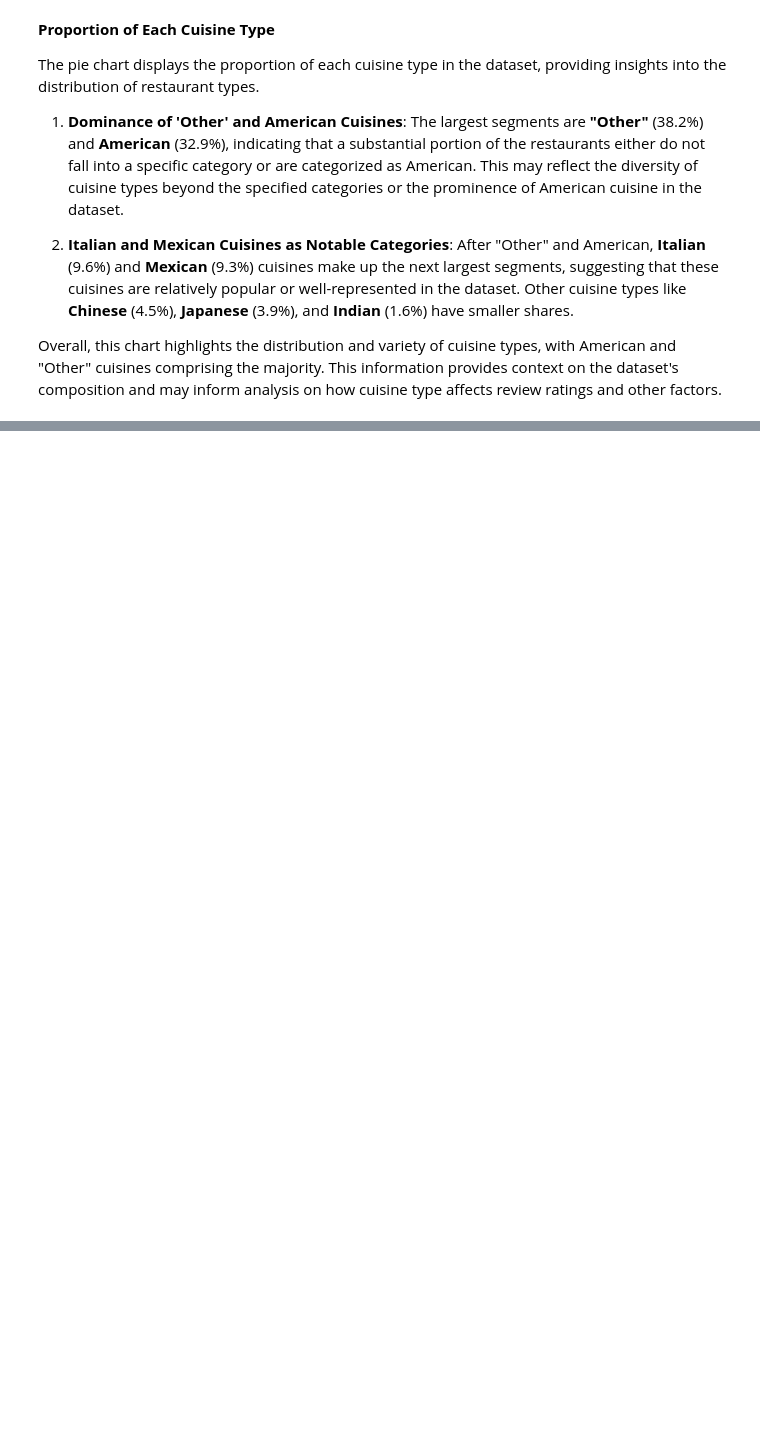
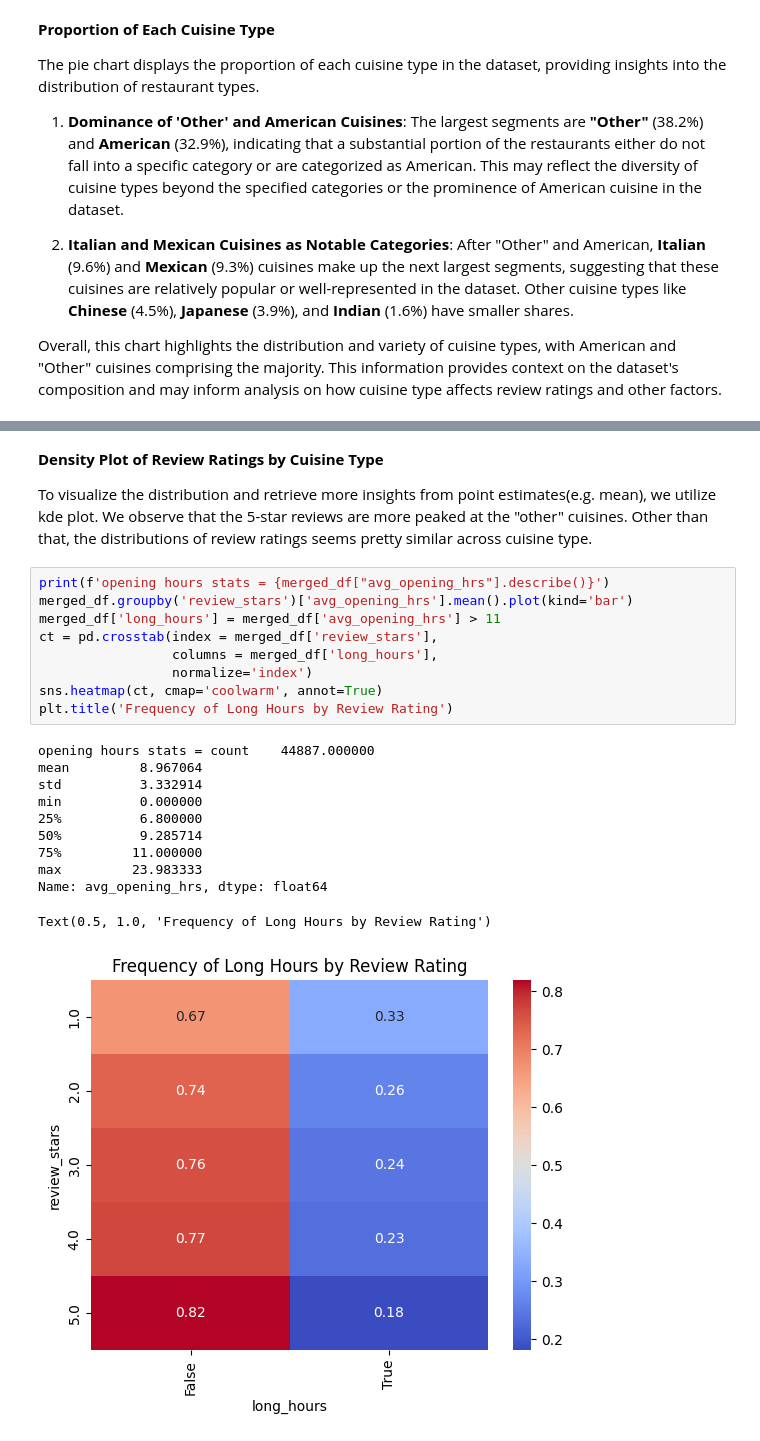
Before and after one commit to zihaohugh/SI-618-Final-Project, a Jupyter notebook: analysis.ipynb, the cells around one changed output, grey strips where cells are left out. Saved outputs shown, nothing was run; the diff lists cells and outputs as text; blank space fills up the shorter version.

```diff
--- a/analysis.ipynb
+++ b/analysis.ipynb
@@ -690,0 +753,25 @@ Overall, this chart highlights the distribution and variety of cuisine types, wi
+# %% [markdown]
+**Density Plot of Review Ratings by Cuisine Type**
+
+To visualize the distribution and retrieve more insights from point estimates(e.g. mean), we utilize kde plot. We observe that the 5-star reviews are more peaked at the "other" cuisines. Other than that, the distributions of review ratings seems pretty similar across cuisine type.
+# %%
+print(f'opening hours stats = {merged_df["avg_opening_hrs"].describe()}')
+merged_df.groupby('review_stars')['avg_opening_hrs'].mean().plot(kind='bar')
+merged_df['long_hours'] = merged_df['avg_opening_hrs'] > 11
+ct = pd.crosstab(index = merged_df['review_stars'],
+                 columns = merged_df['long_hours'],
+                 normalize='index')
+sns.heatmap(ct, cmap='coolwarm', annot=True)
+plt.title('Frequency of Long Hours by Review Rating')
+# %% [output]
+opening hours stats = count    44887.000000
+mean         8.967064
+std          3.332914
+min          0.000000
+25%          6.800000
+50%          9.285714
+75%         11.000000
+max         23.983333
+Name: avg_opening_hrs, dtype: float64
+Text(0.5, 1.0, 'Frequency of Long Hours by Review Rating')
+[figure, added]
```
Also changed, not shown: parts of 36 cells of this notebook.
